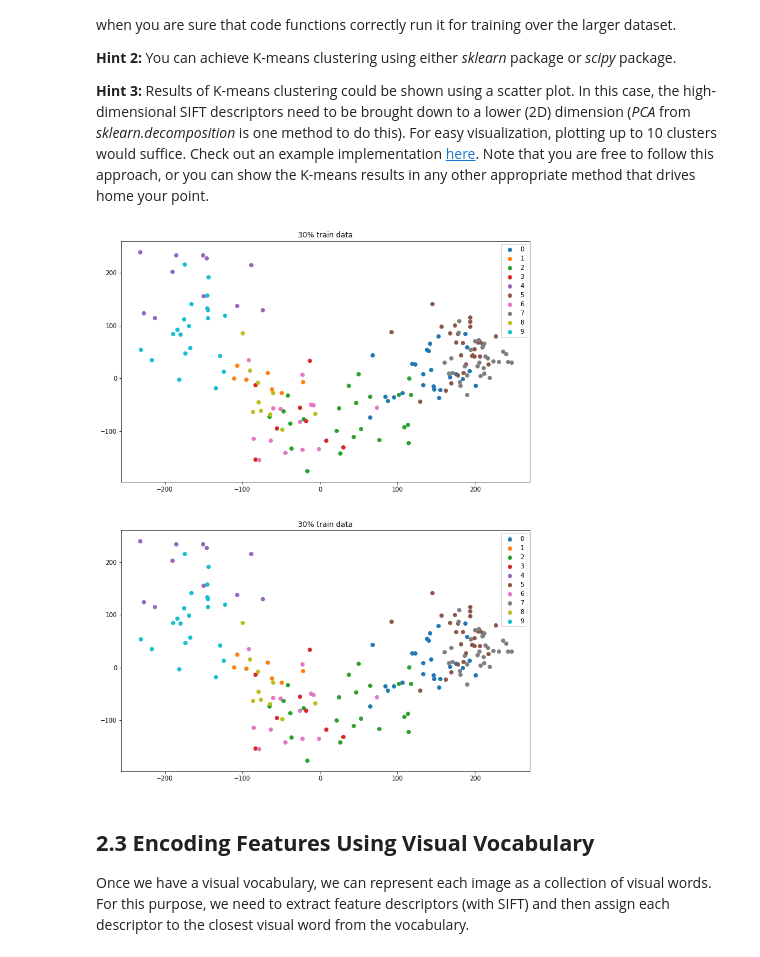
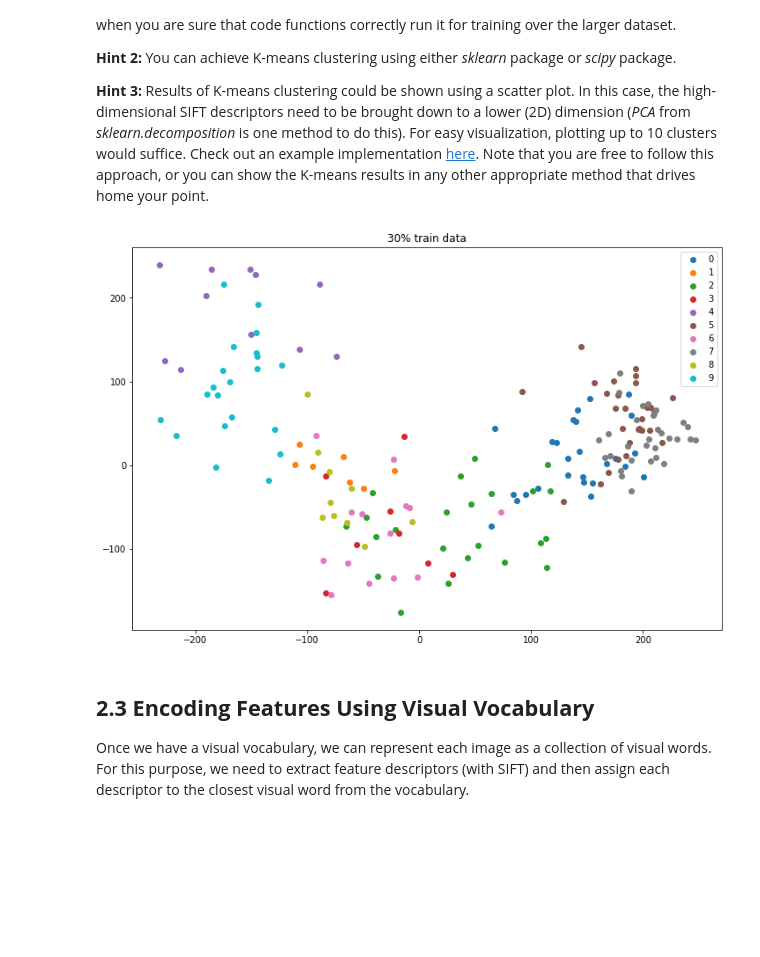
Before and after one commit to nordinbelkacemi/cv1-lab1, a Jupyter notebook: BoW Project/15096157_13740512_12556963_part1.ipynb, the cells around one changed output. Cells and saved outputs as stored; diff of their text form; code cells hidden in the pictures; blank space fills up the shorter version.

```diff
--- a/BoW Project/15096157_13740512_12556963_part1.ipynb
+++ b/BoW Project/15096157_13740512_12556963_part1.ipynb
@@ -95,6 +95,7 @@ from sklearn.svm import SVC
 cfg = Config(
     mode="sift",
     max_n_per_class=1000,
+    vocab_size=1000,
 )
 
 trainset = CIFAR10("./data", train=True, N=cfg.max_n_per_class, mode=cfg.mode)
@@ -187,41 +188,42 @@ Create a visual vocabulary by using K-means clustering. Remember to display the
 **Hint 3:** Results of K-means clustering could be shown using a scatter plot. In this case, the high-dimensional SIFT descriptors need to be brought down to a lower (2D) dimension  (*PCA* from *sklearn.decomposition* is one method to do this). For easy visualization, plotting up to 10 clusters would suffice. Check out an example implementation [here](https://www.askpython.com/python/examples/plot-k-means-clusters-python). Note that you are free to follow this approach, or you can show the K-means results in any other appropriate method that drives home your point.
 # %%
 np.random.seed(42)
-# encoders = [
-#     Encoder(
-#         training_data,
-#         training_labels,
-#         vocab_subset_ratio=ratio,
-#         vocab_size=1000,
-#     )
-#     for ratio in [0.3, 0.4, 0.5]
-# ]
-encoder = Encoder(training_data, training_labels, vocab_subset_ratio=0.3, vocab_size=1000)
+encoders = [
+    Encoder(
+        training_data,
+        training_labels,
+        vocab_subset_ratio=ratio,
+        vocab_size=1000,
+    )
+    # for ratio in [0.3, 0.4, 0.5]
+    for ratio in [0.3]
+]
+# encoder = Encoder(training_data, training_labels, vocab_subset_ratio=0.3, vocab_size=1000)
 # %%
 np.random.seed(42)
 
-encoders = [encoder, encoder]
-
 fig, axs = plt.subplots(len(encoders), 1, figsize=(12, 8*len(encoders)))
+if len(encoders) == 1:
+    axs = [axs]
 for ax, encoder in zip(axs, encoders):
     centroids = encoder.kmeans.cluster_centers_
     kmeans_labels = encoder.kmeans.labels_
     unique_kmeans_labels = np.unique(kmeans_labels)
     selected_kmeans_labels = unique_kmeans_labels[:10]
     selected_centroids = centroids[selected_kmeans_labels]
 
     # Reduce the dimensionality of the descriptors
     pca = PCA(n_components=2)
     transformed_descriptors = pca.fit_transform(np.concatenate(encoder.vocab_subset_descriptors))
 
     # Plot the first 10 clusters
     for i in selected_kmeans_labels:
         ax.scatter(transformed_descriptors[kmeans_labels == i, 0] , transformed_descriptors[kmeans_labels == i, 1] , label = i)
         ax.set_title(f"{int(encoder.vocab_subset_ratio * 100)}% train data")
     # plt.scatter(selected_centroids[:,0] , selected_centroids[:,1] , s = 80, color = 'k')
     ax.legend();
 # %% [output]
-[figure, old version]
+[figure, new version]
 # %% [markdown]
 ## **2.3 Encoding Features Using Visual Vocabulary**
 
```
Also changed, not shown: parts of 9 cells of this notebook, 1 other file.
